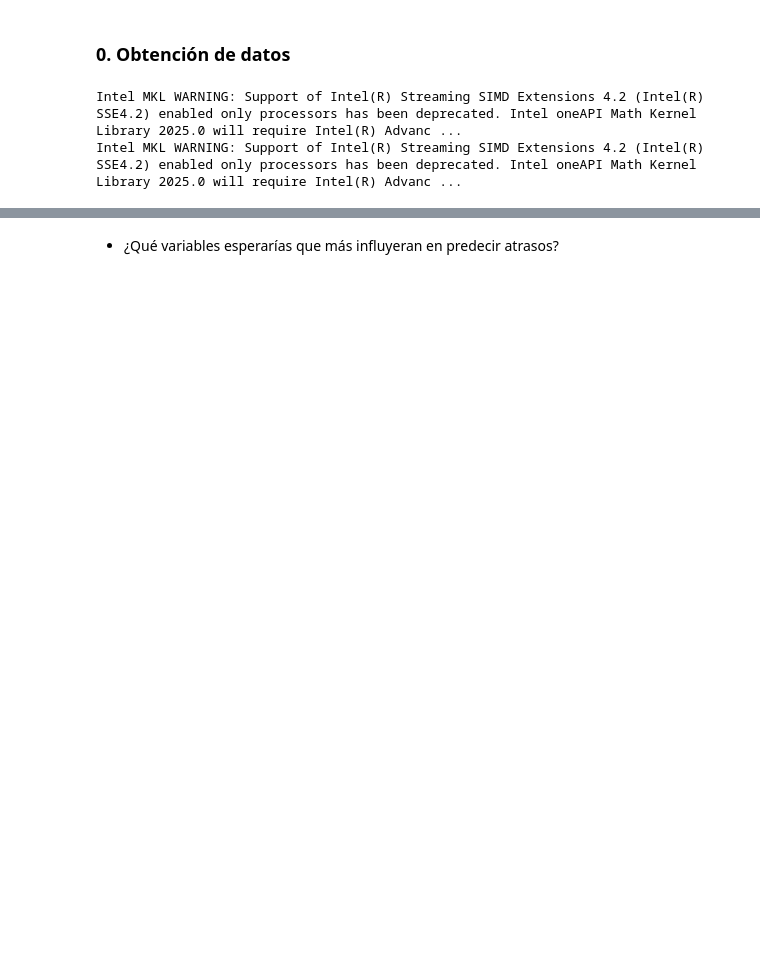
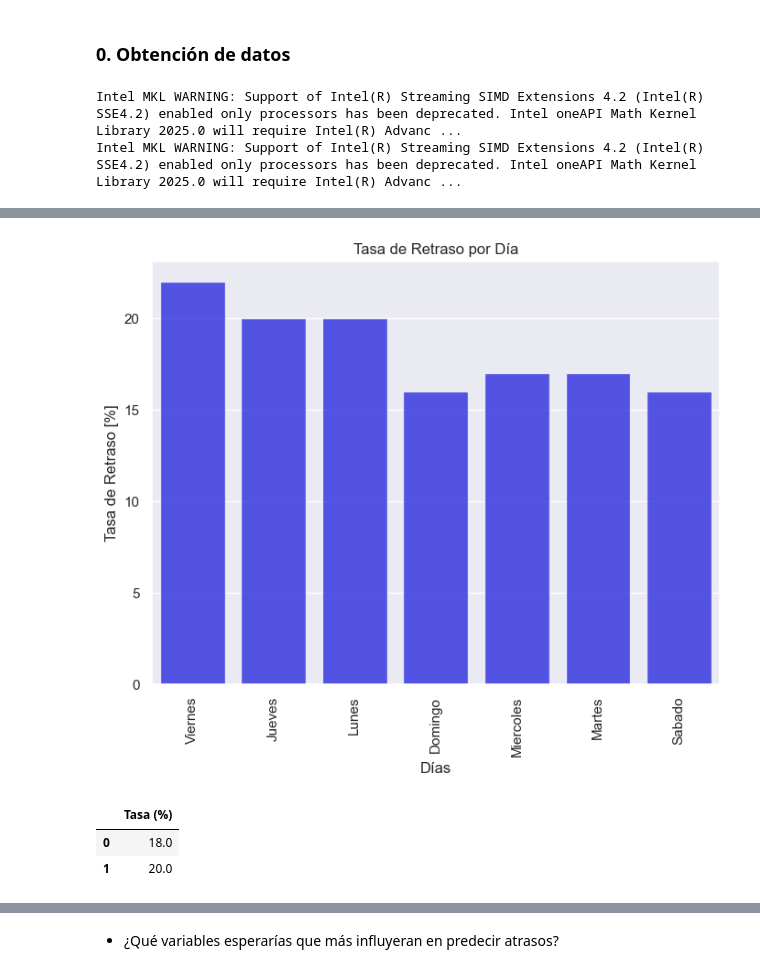
Before and after one commit to FelipeAriasT/Challenge_ML_Engineer_NeuralWorks, a Jupyter notebook: to-expose_improve.ipynb, the cells around one changed output, grey strips where cells are left out. Saved outputs shown, nothing was run; the diff lists cells and outputs as text; code cells hidden in the pictures; blank space fills up the shorter version.

```diff
--- a/to-expose_improve.ipynb
+++ b/to-expose_improve.ipynb
@@ -487,0 +164,3 @@ plt.show()
+# %%
+tasas_dias = utils.calcular_tasa(df, 'DIANOM')
+tasas_dias
@@ -487,0 +176,20 @@ plt.show()
+# %%
+tasas_dias_values = df['DIANOM'].value_counts().index
+
+sns.set(style="darkgrid")
+plt.figure(figsize = (8,6))
+sns.barplot(x=tasas_dias_values, y=tasas_dias['Tasa (%)'], color = 'blue', alpha = 0.75)
+plt.title('Tasa de Retraso por Día')
+plt.ylabel('Tasa de Retraso [%]', fontsize=12)
+plt.xlabel('Días', fontsize=12)
+plt.xticks(rotation=90)
+plt.show()
+# %% [output]
+[figure, added]
+# %%
+tasas_temporada = utils.calcular_tasa(df, 'temporada_alta')
+tasas_temporada
+# %% [output]
+|  | Tasa (%) |
+| 0 | 18.0 |
+| 1 | 20.0 |
```
Also changed, not shown: parts of 126 cells of this notebook, 10 other files.
